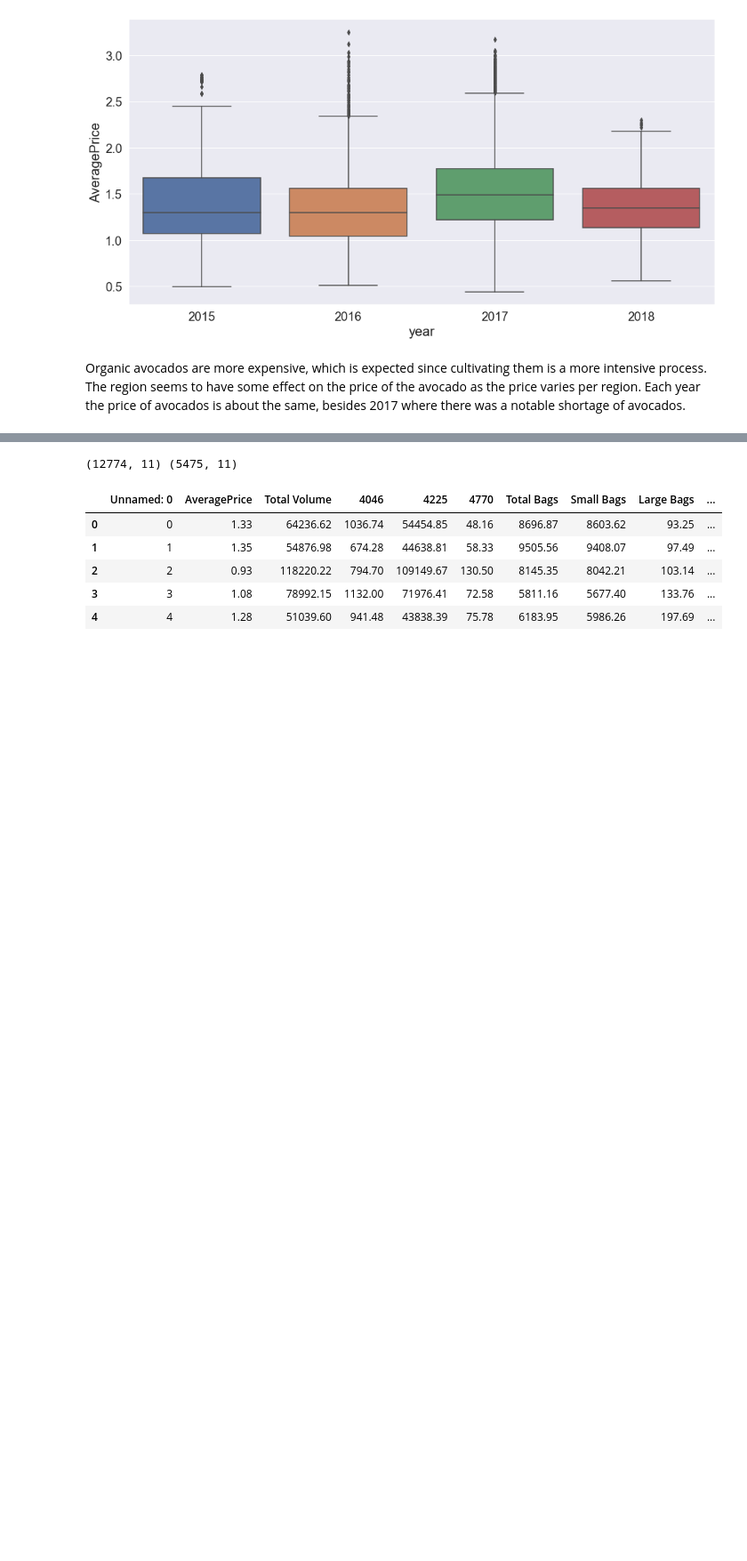
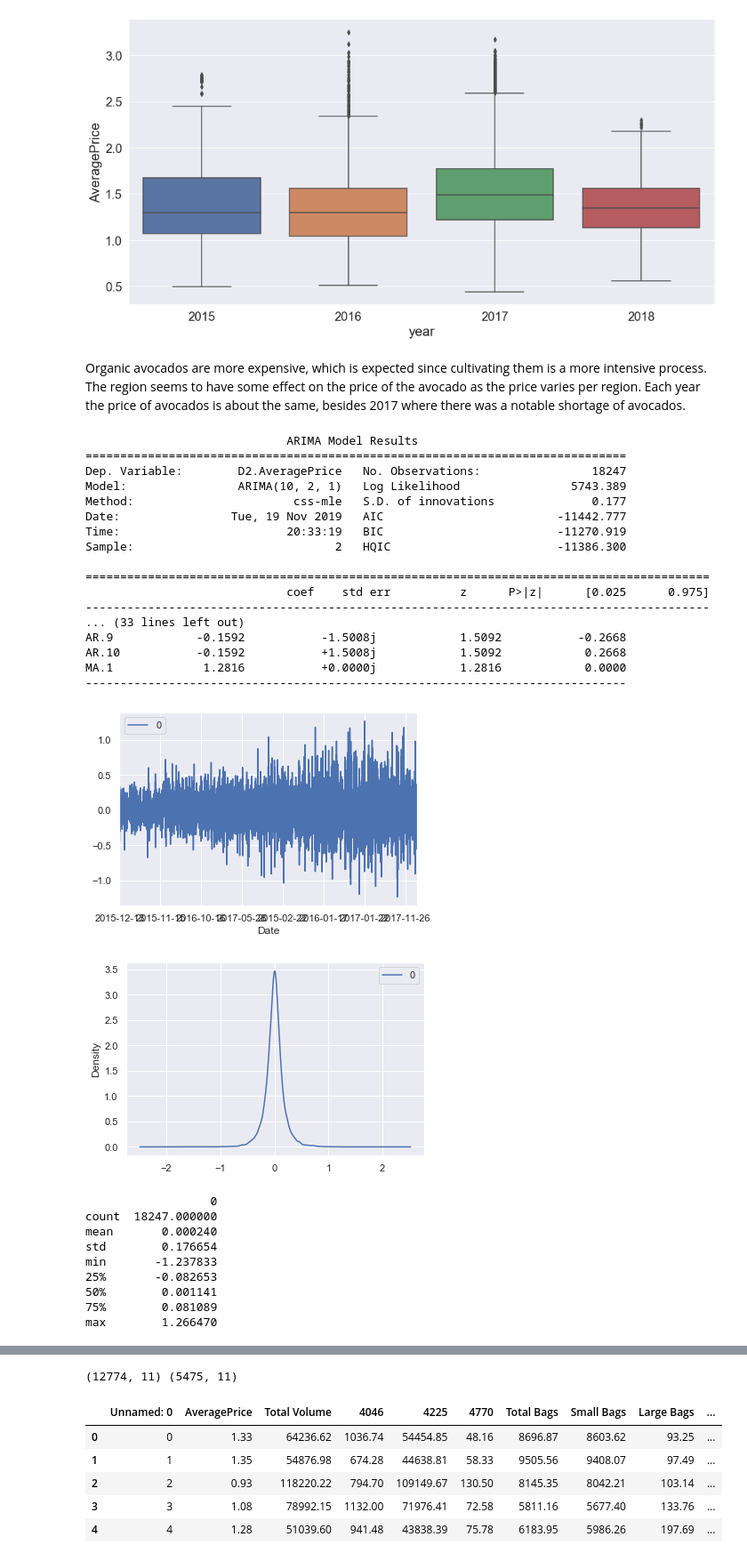
Before and after one commit to pascalbakker/FinalDS501Project, a Jupyter notebook: Case4.ipynb, the cells around one changed output, grey strips where cells are left out. Shown at 89% size. Drawn from its saved outputs; the diff is of its cells as text; code cells hidden in the pictures; blank space fills up the shorter version.

```diff
--- a/Case4.ipynb
+++ b/Case4.ipynb
@@ -74,6 +76,52 @@ dicts = {}
 label.fit(data.type.drop_duplicates())
 dicts['type'] = list(label.classes_)
 data.type = label.transform(data.type)
+# %%
+#ARIMA Price Prediction
+
+data2 = data.set_index(data.Date)
+endog = data2.AveragePrice
+exog = data.drop(['region','Unnamed: 0','Date','AveragePrice','year'],axis=1)
+exog = exog.set_index(data.Date)
+model = ARIMA(endog=endog, order=(10,2,1), exog=exog)
+model_fit = model.fit(disp=0)
+print(model_fit.summary())
+# plot residual errors
+residuals = pd.DataFrame(model_fit.resid)
+residuals.plot()
+plt.show()
+residuals.plot(kind='kde')
+plt.show()
+print(residuals.describe())
+# %% [output]
+                             ARIMA Model Results
+==============================================================================
+Dep. Variable:        D2.AveragePrice   No. Observations:                18247
+Model:                ARIMA(10, 2, 1)   Log Likelihood                5743.389
+Method:                       css-mle   S.D. of innovations              0.177
+Date:                Tue, 19 Nov 2019   AIC                         -11442.777
+Time:                        20:33:19   BIC                         -11270.919
+Sample:                             2   HQIC                        -11386.300
+
+==========================================================================================
+                             coef    std err          z      P>|z|      [0.025      0.975]
+------------------------------------------------------------------------------------------
+... (33 lines left out)
+AR.9            -0.1592           -1.5008j            1.5092           -0.2668
+AR.10           -0.1592           +1.5008j            1.5092            0.2668
+MA.1             1.2816           +0.0000j            1.2816            0.0000
+------------------------------------------------------------------------------
+[figure, added]
+[figure, added]
+                  0
+count  18247.000000
+mean       0.000240
+std        0.176654
+min       -1.237833
+25%       -0.082653
+50%        0.001141
+75%        0.081089
+max        1.266470
 # %%
 # Correlation Heatmap
 corr = data.corr()
```
Also changed, not shown: parts of 3 cells of this notebook.
